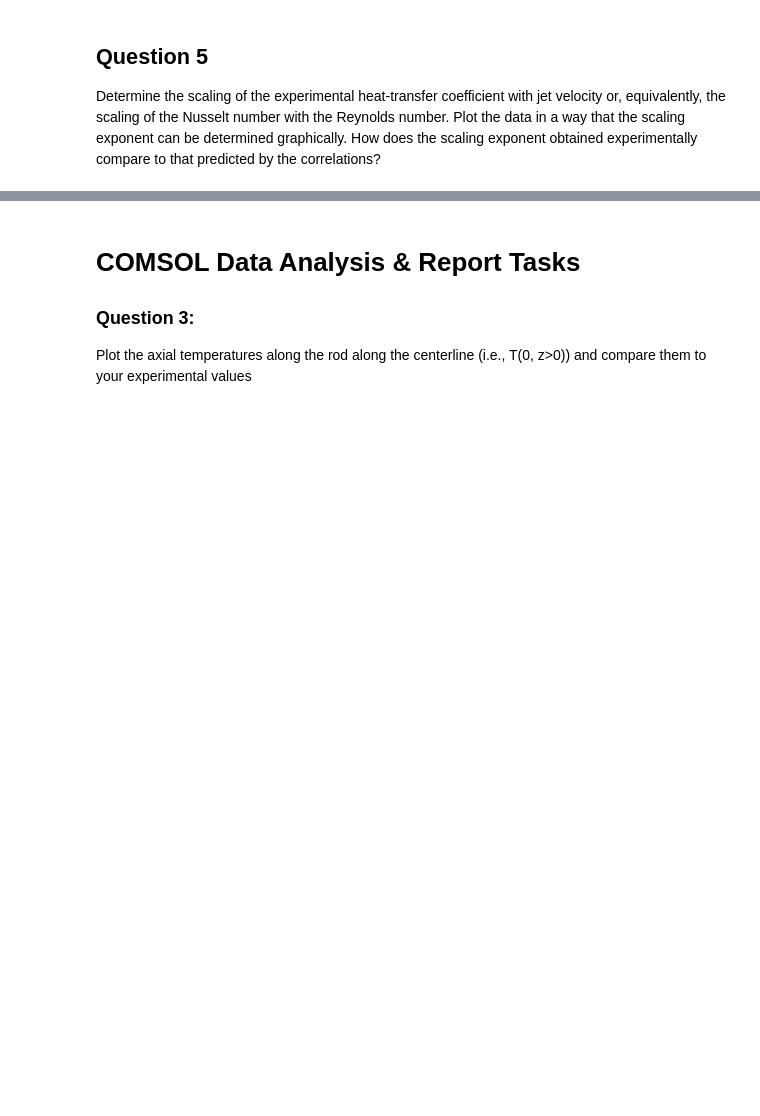
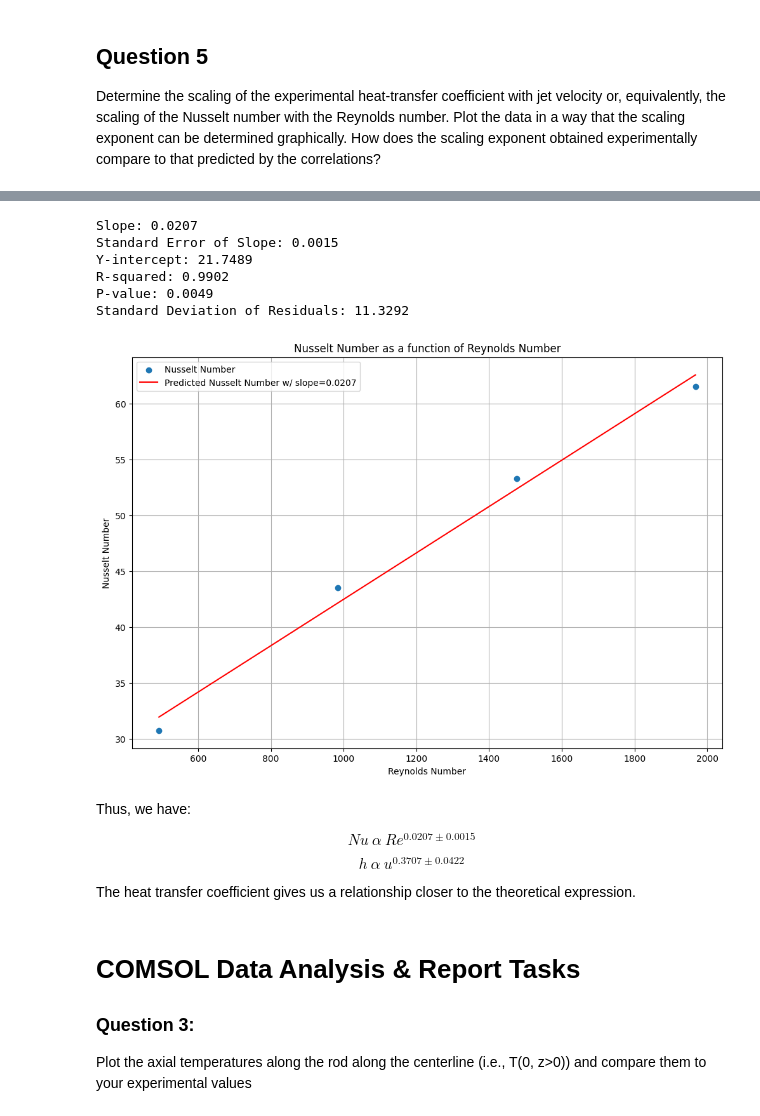
Before and after one commit to rahilisashaik/cbe154, a Jupyter notebook: heat-transfer-2/HT_data_analysis.ipynb, the cells around one changed output, grey strips where cells are left out. Drawn from its saved outputs; the diff is of its cells as text; code cells hidden in the pictures; blank space fills up the shorter version.

```diff
--- a/heat-transfer-2/HT_data_analysis.ipynb
+++ b/heat-transfer-2/HT_data_analysis.ipynb
@@ -350,3 +423,39 @@ $$h \ \alpha \ u^{0.3707±0.0422}$$
+# %%
+slope, intercept, r_value, p_value, std_err = stats.linregress(dimensionless_df["Reynolds Number"], dimensionless_df['Nusselt Number'])
+line = slope * dimensionless_df["Reynolds Number"] + intercept
+plt.figure(figsize=(12, 8))
+plt.scatter(dimensionless_df["Reynolds Number"], dimensionless_df["Nusselt Number"], label = "Nusselt Number")
+plt.plot(dimensionless_df["Reynolds Number"], line, label=f"Predicted Nusselt Number w/ slope={slope:.4f}", color = "red")
+plt.title("Nusselt Number as a function of Reynolds Number")
+plt.xlabel("Reynolds Number")
+plt.ylabel("Nusselt Number")
+plt.grid()
+plt.legend()
+
+print(f"Slope: {slope:.4f}")
+print(f"Standard Error of Slope: {std_err:.4f}")
+print(f"Y-intercept: {intercept:.4f}")
+print(f"R-squared: {r_value**2:.4f}")
+print(f"P-value: {p_value:.4f}")
+
+residuals = calc_vals_df['log(h)'] - line
+std_dev = np.std(residuals)
+print(f"Standard Deviation of Residuals: {std_dev:.4f}")
+# %% [output]
+Slope: 0.0207
+Standard Error of Slope: 0.0015
+Y-intercept: 21.7489
+R-squared: 0.9902
+P-value: 0.0049
+Standard Deviation of Residuals: 11.3292
+[figure, added]
+# %% [markdown]
+Thus, we have:
+
+$$ Nu \ \alpha \ Re ^ {0.0207±0.0015} $$
+$$h \ \alpha \ u^{0.3707±0.0422}$$
+
+The heat transfer coefficient gives us a relationship closer to the theoretical expression.
 # %% [markdown]
 # COMSOL Data Analysis & Report Tasks
 
```
Also changed, not shown: parts of 9 cells of this notebook.
